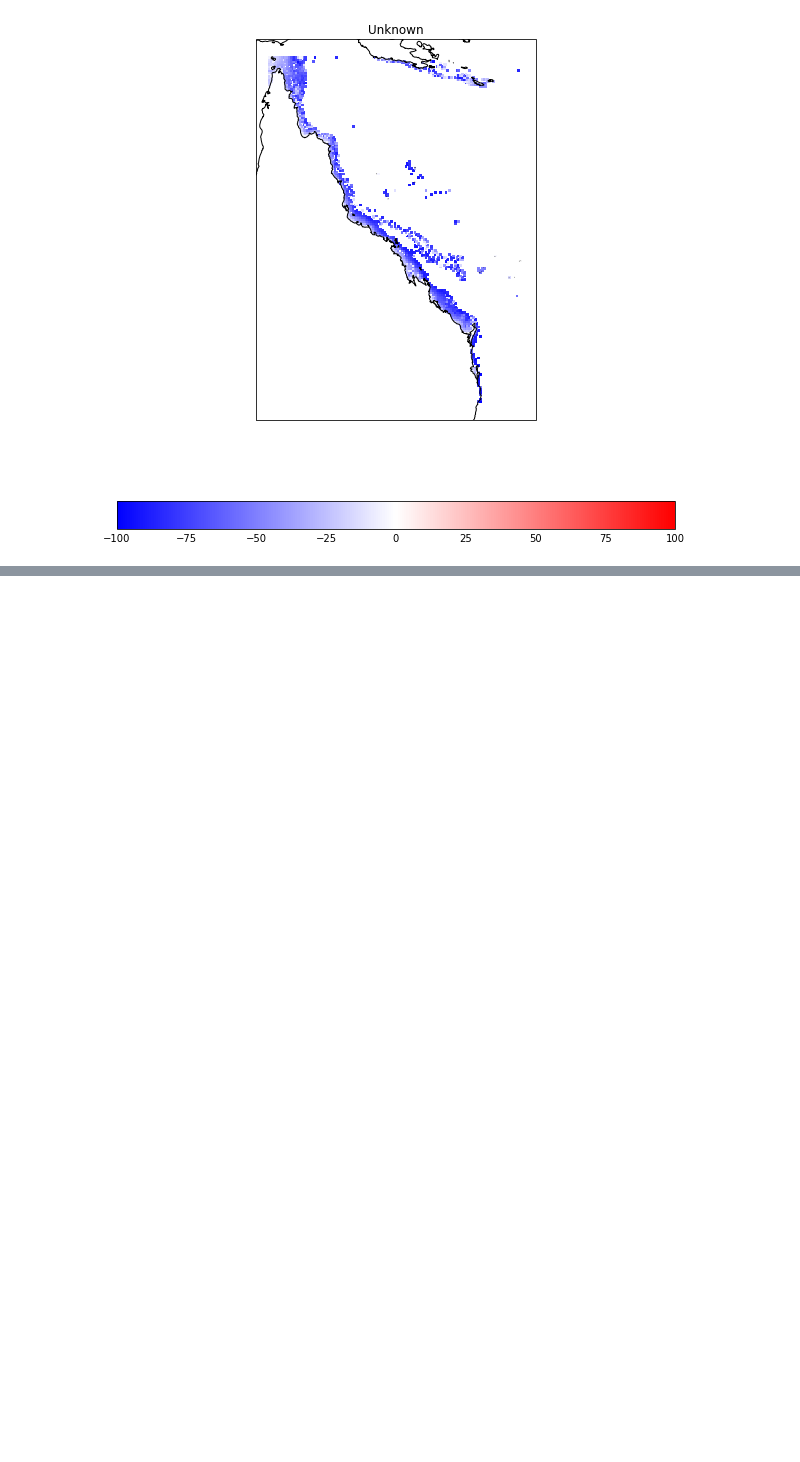
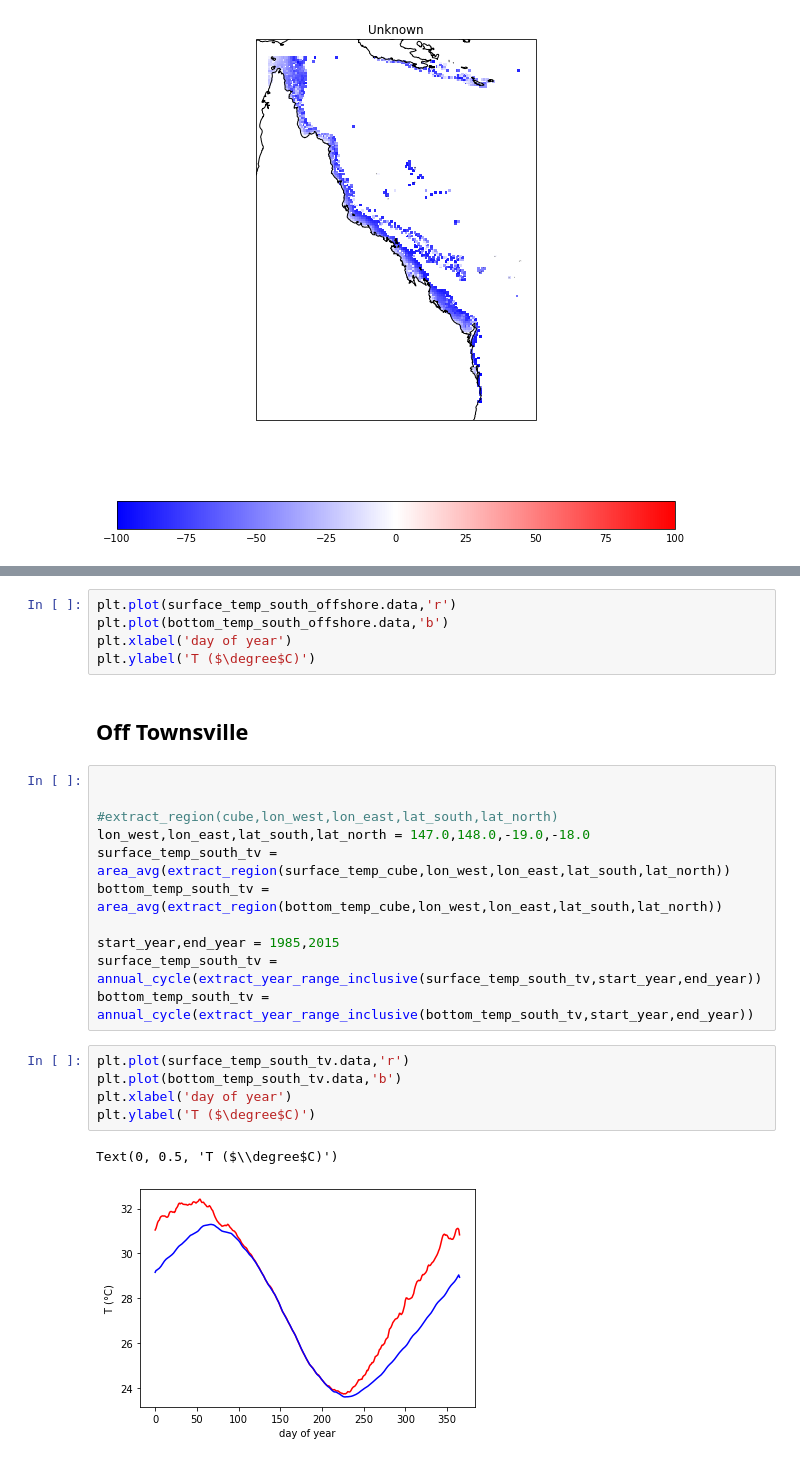
Before and after one commit to PaulHalloran/Jupiter_notebooks_halloran, a Jupyter notebook: GBR_lowest10%_spots.ipynb, the cells around one changed output, grey strips where cells are left out. Drawn from its saved outputs; the diff is of its cells as text; blank space fills up the shorter version.

```diff
--- a/GBR_lowest10%_spots.ipynb
+++ b/GBR_lowest10%_spots.ipynb
@@ -215,0 +303,26 @@ plt.gca().coastlines('10m')
+# %%
+plt.plot(surface_temp_south_offshore.data,'r')
+plt.plot(bottom_temp_south_offshore.data,'b')
+plt.xlabel('day of year')
+plt.ylabel('T ($\degree$C)')
+# %% [markdown]
+## Off Townsville
+# %%
+
+
+#extract_region(cube,lon_west,lon_east,lat_south,lat_north)
+lon_west,lon_east,lat_south,lat_north = 147.0,148.0,-19.0,-18.0
+surface_temp_south_tv = area_avg(extract_region(surface_temp_cube,lon_west,lon_east,lat_south,lat_north))
+bottom_temp_south_tv = area_avg(extract_region(bottom_temp_cube,lon_west,lon_east,lat_south,lat_north))
+
+start_year,end_year = 1985,2015
+surface_temp_south_tv = annual_cycle(extract_year_range_inclusive(surface_temp_south_tv,start_year,end_year))
+bottom_temp_south_tv = annual_cycle(extract_year_range_inclusive(bottom_temp_south_tv,start_year,end_year))
+# %%
+plt.plot(surface_temp_south_tv.data,'r')
+plt.plot(bottom_temp_south_tv.data,'b')
+plt.xlabel('day of year')
+plt.ylabel('T ($\degree$C)')
+# %% [output]
+Text(0, 0.5, 'T ($\\degree$C)')
+[figure, added]
```
Also changed, not shown: parts of 21 cells of this notebook.
